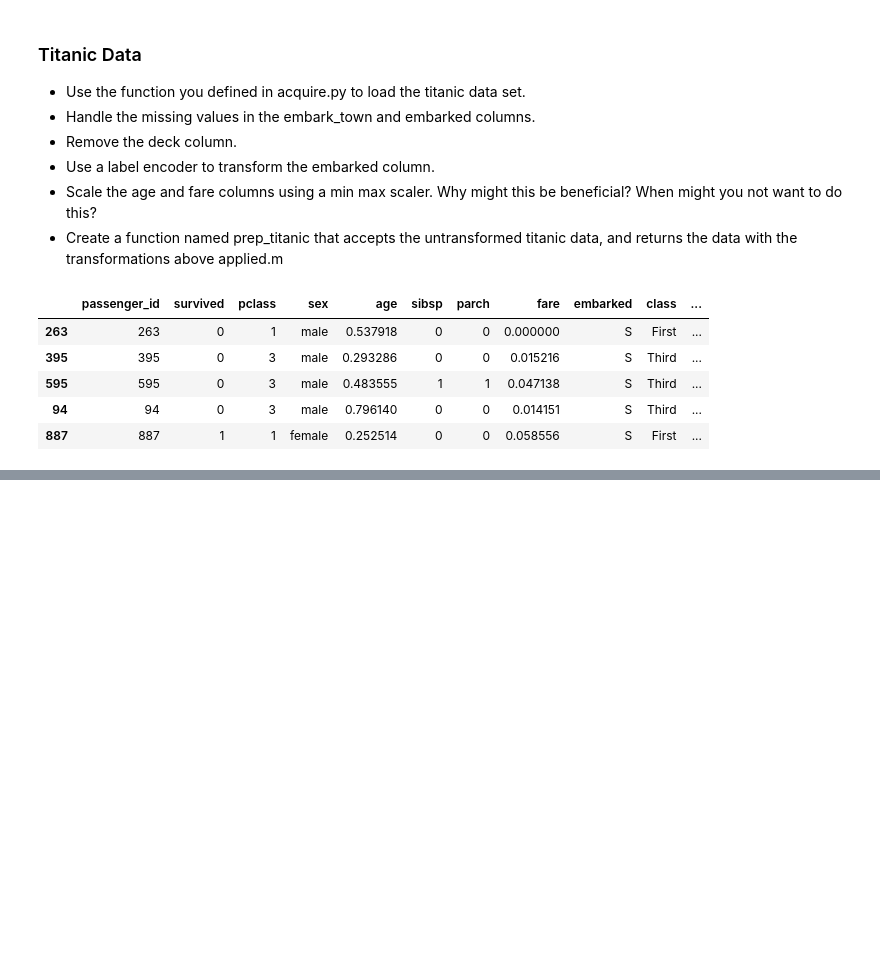
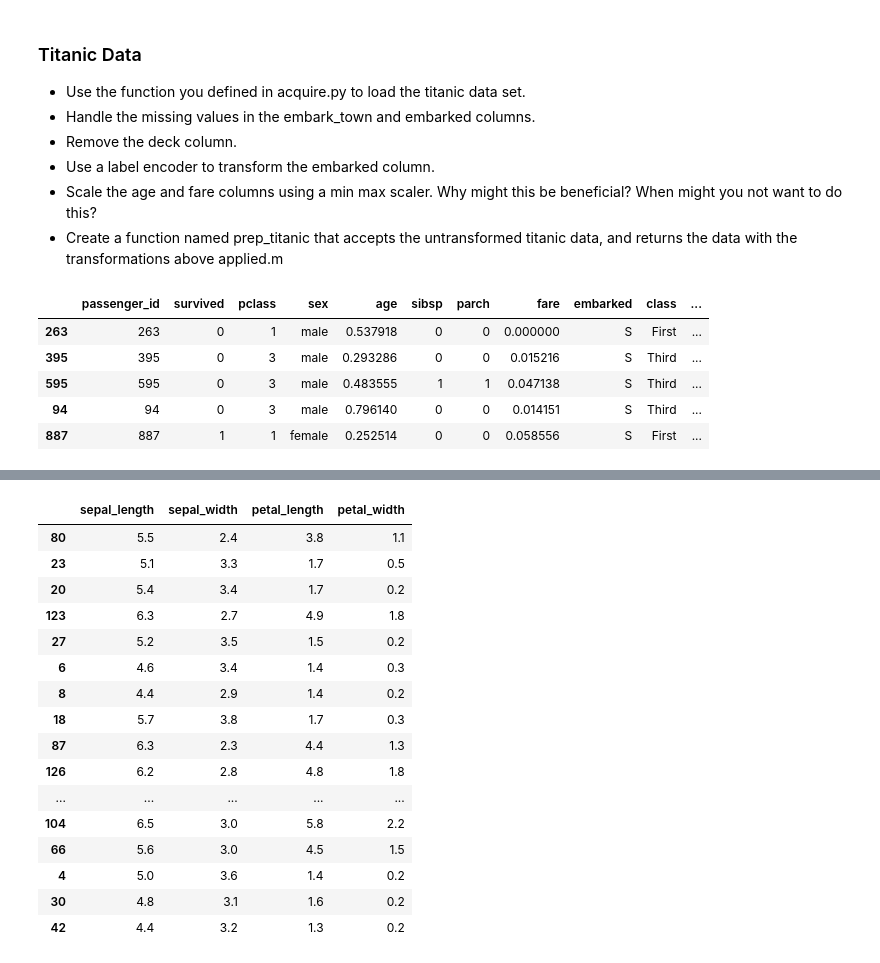
Before and after one commit to chasethompson/ds-methodologies-exercises, a Jupyter notebook: classification/classification_exercises.ipynb, the cells around one changed output, grey strips where cells are left out. Cells and saved outputs as stored; diff of their text form; code cells hidden in the pictures; blank space fills up the shorter version.

```diff
--- a/classification/classification_exercises.ipynb
+++ b/classification/classification_exercises.ipynb
@@ -426,0 +482,24 @@ train.head()
+# %%
+# Create a swarmplot using a melted dataframe of all your numeric variables.
+# The x-axis is the variable name, the y-axis is the measure.
+# Add another dimension using color to represent species. Document takeaways from this visualization.
+variables = train.select_dtypes(include=['float64'])
+variables
+# %% [output]
+|  | sepal_length | sepal_width | petal_length | petal_width |
+| 80 | 5.5 | 2.4 | 3.8 | 1.1 |
+| 23 | 5.1 | 3.3 | 1.7 | 0.5 |
+| 20 | 5.4 | 3.4 | 1.7 | 0.2 |
+| 123 | 6.3 | 2.7 | 4.9 | 1.8 |
+| 27 | 5.2 | 3.5 | 1.5 | 0.2 |
+| 6 | 4.6 | 3.4 | 1.4 | 0.3 |
+| 8 | 4.4 | 2.9 | 1.4 | 0.2 |
+| 18 | 5.7 | 3.8 | 1.7 | 0.3 |
+| 87 | 6.3 | 2.3 | 4.4 | 1.3 |
+| 126 | 6.2 | 2.8 | 4.8 | 1.8 |
+| ... | ... | ... | ... | ... |
+| 104 | 6.5 | 3.0 | 5.8 | 2.2 |
+| 66 | 5.6 | 3.0 | 4.5 | 1.5 |
+| 4 | 5.0 | 3.6 | 1.4 | 0.2 |
+| 30 | 4.8 | 3.1 | 1.6 | 0.2 |
+| 42 | 4.4 | 3.2 | 1.3 | 0.2 |
```
Also changed, not shown: parts of 9 cells of this notebook.
